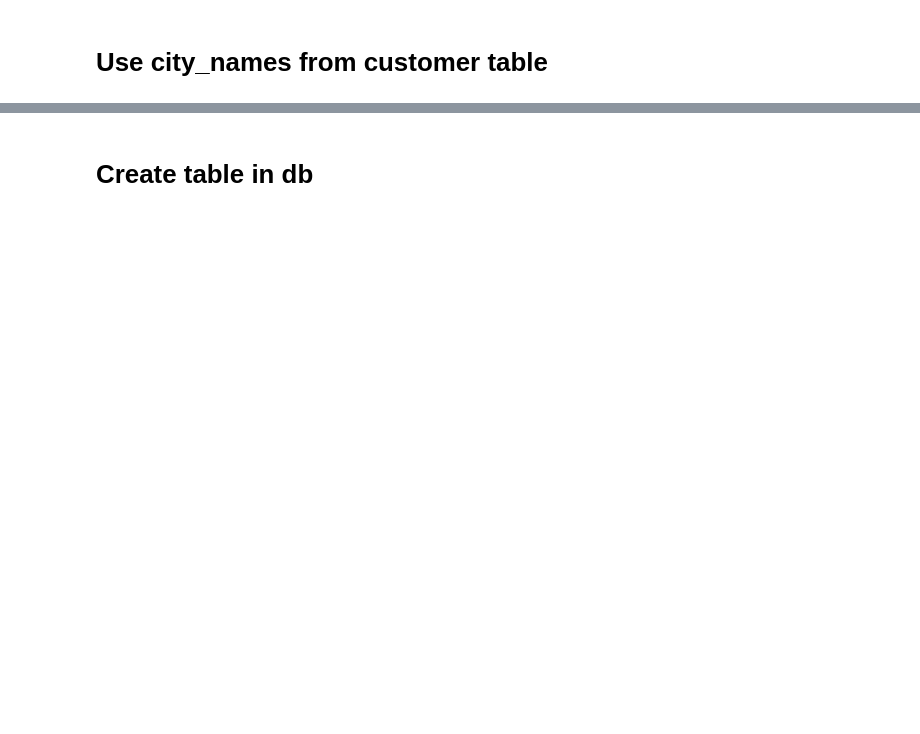
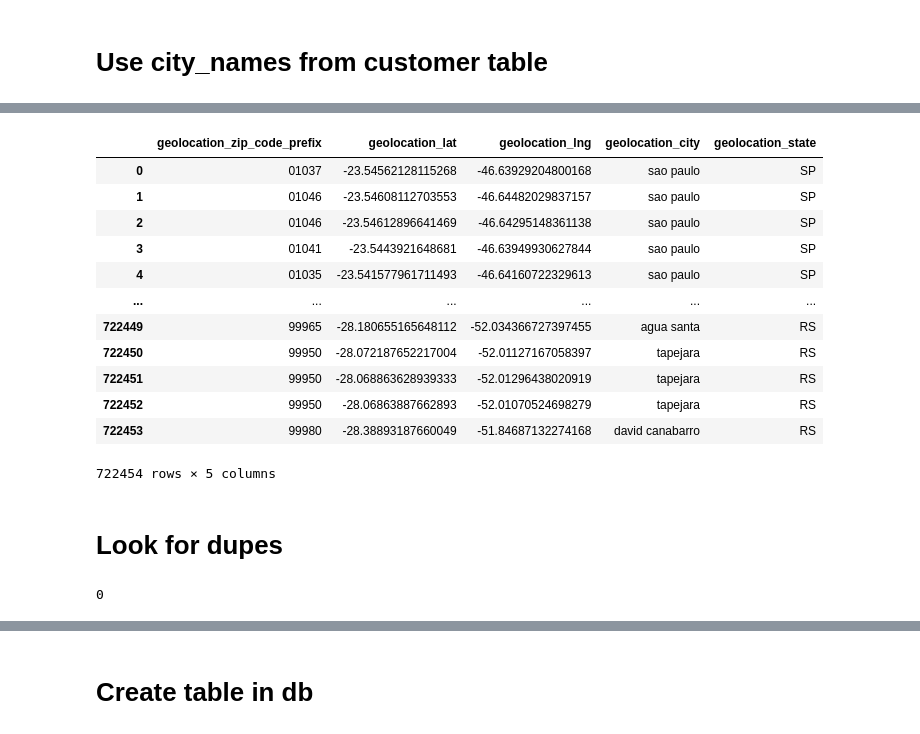
Before and after one commit to leepiau/jde03_olist, a Jupyter notebook: olist_geolocation.ipynb, the cells around one changed output, grey strips where cells are left out. Cells and saved outputs as stored; diff of their text form; code cells hidden in the pictures; blank space fills up the shorter version.

```diff
--- a/olist_geolocation.ipynb
+++ b/olist_geolocation.ipynb
@@ -102,0 +324,6 @@ print('Unique city values: ', merged_df['geolocation_city'].nunique(), '\n', cit
+# %%
+# Change field to string object to match geolocation table
+seller_df['seller_zip_code_prefix'] = seller_df['seller_zip_code_prefix'].apply(str)
+# %%
+# Merge merged_df with zip with a 'left join'
+final_df = merged_df.merge(seller_df, how='left', left_on='geolocation_zip_code_prefix', right_on='seller_zip_code_prefix')
@@ -102,0 +339,30 @@ print('Unique city values: ', merged_df['geolocation_city'].nunique(), '\n', cit
+# %%
+# Replace geolocation_city with seller_city only if seller_city exists
+final_df['geolocation_city'] = final_df['seller_city'].combine_first(final_df['geolocation_city'])
+# %%
+# Remove customer columns
+final_df.drop(columns=['seller_city', 'seller_zip_code_prefix'], inplace=True)
+# %%
+display(final_df)
+# %% [output]
+|  | geolocation_zip_code_prefix | geolocation_lat | geolocation_lng | geolocation_city | geolocation_state |
+| 0 | 01037 | -23.54562128115268 | -46.63929204800168 | sao paulo | SP |
+| 1 | 01046 | -23.54608112703553 | -46.64482029837157 | sao paulo | SP |
+| 2 | 01046 | -23.54612896641469 | -46.64295148361138 | sao paulo | SP |
+| 3 | 01041 | -23.5443921648681 | -46.63949930627844 | sao paulo | SP |
+| 4 | 01035 | -23.541577961711493 | -46.64160722329613 | sao paulo | SP |
+| ... | ... | ... | ... | ... | ... |
+| 722449 | 99965 | -28.180655165648112 | -52.034366727397455 | agua santa | RS |
+| 722450 | 99950 | -28.072187652217004 | -52.01127167058397 | tapejara | RS |
+| 722451 | 99950 | -28.068863628939333 | -52.01296438020919 | tapejara | RS |
+| 722452 | 99950 | -28.06863887662893 | -52.01070524698279 | tapejara | RS |
+| 722453 | 99980 | -28.38893187660049 | -51.84687132274168 | david canabarro | RS |
+722454 rows × 5 columns
+# %% [markdown]
+# Look for dupes
+# %%
+# Count complete duplicates
+num_dupes = final_df.duplicated()
+num_dupes.sum()
+# %% [output]
+0
```
Also changed, not shown: parts of 41 cells of this notebook.
